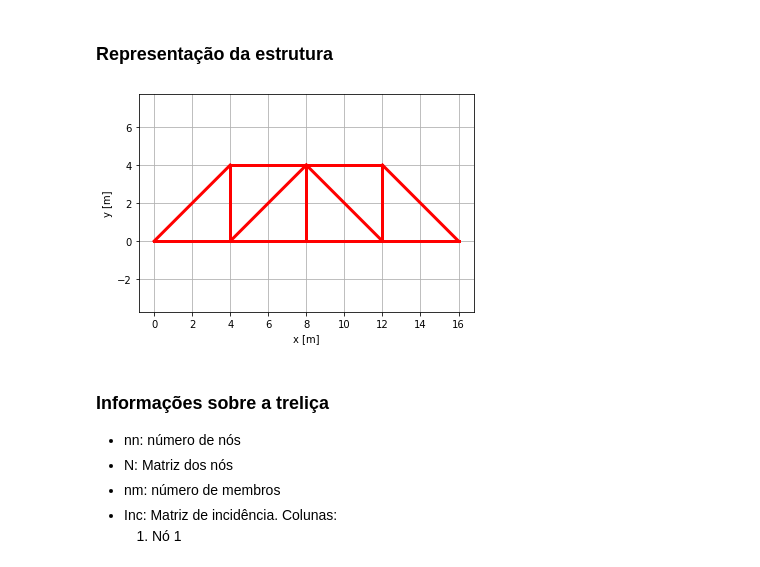
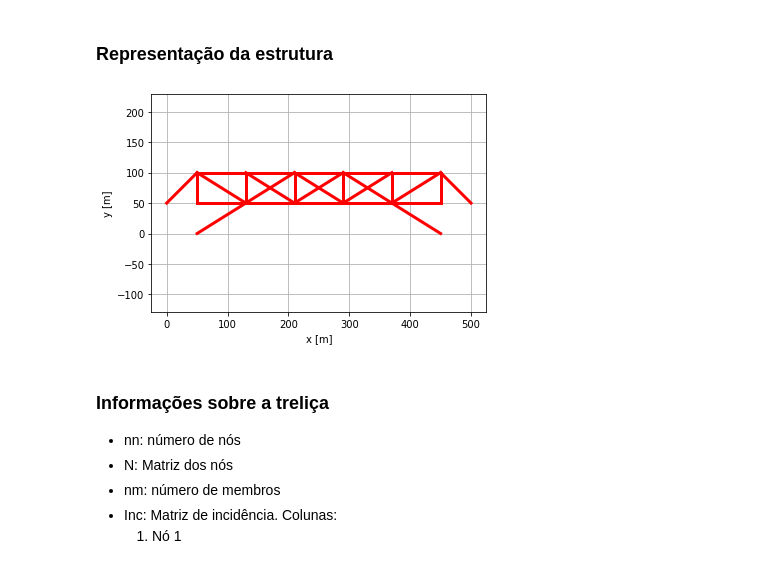
Before and after one commit to decorocco/APS4_MecSol, a Jupyter notebook: 3aps.ipynb, the cells around one changed output. Drawn from its saved outputs; the diff is of its cells as text; code cells hidden in the pictures.

```diff
--- a/3aps.ipynb
+++ b/3aps.ipynb
@@ -21,14 +21,14 @@ def matprint(mat, fmt="g"):        # Credits to braingineer https://gist.github.
 # %% [markdown]
 ### Representação da estrutura
 # %%
-entrada = "aps3_entrada.xlsx"
+entrada = "entrada1.xlsx"
 
 [nn,N,nm,Inc,nc,F,nr,R] = importa(entrada)
 
 plota(N, Inc)
 # geraSaida()
 # %% [output]
-[figure, old version]
+[figure, new version]
 # %% [markdown]
 ### Informações sobre a treliça
 
```
Also changed, not shown: parts of 16 cells of this notebook, 7 other files.
